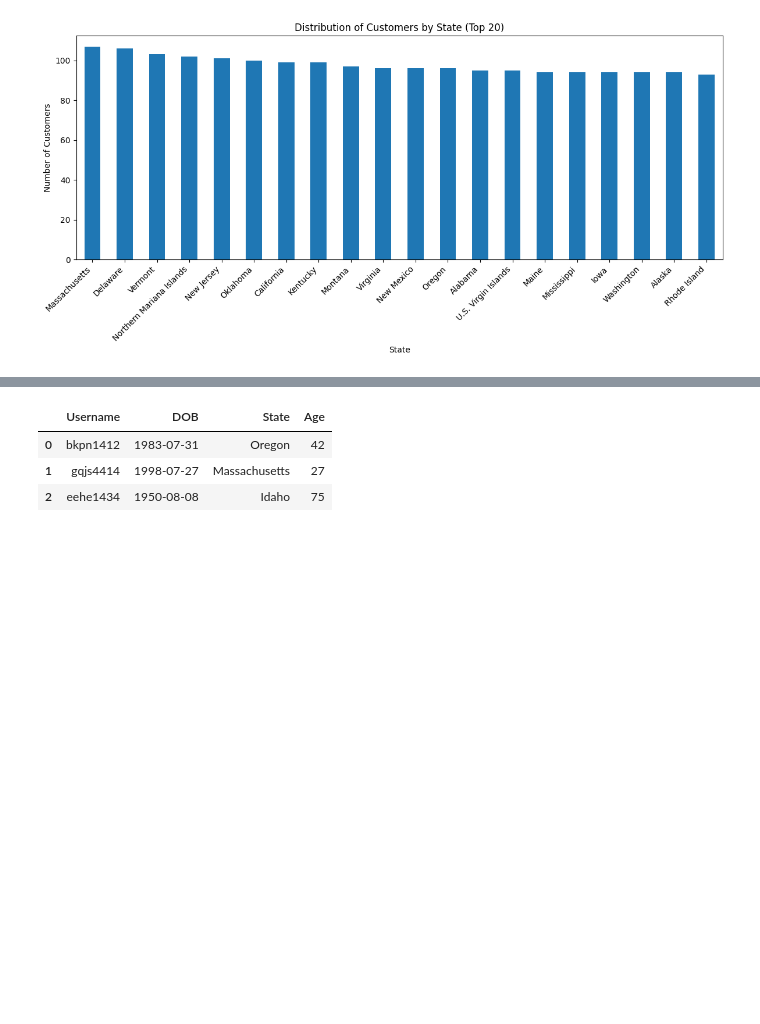
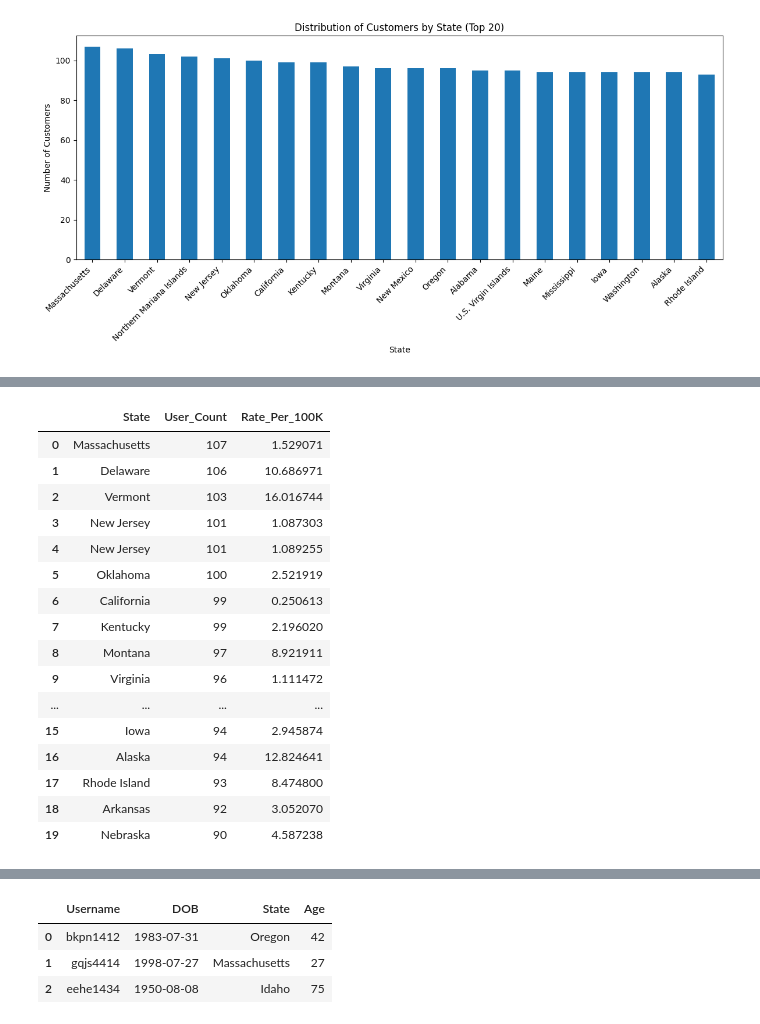
Before and after one commit to RedeemerNtumy/JCPennyConsultancyProject, a Jupyter notebook: 3549063_BD2.ipynb, the cells around one changed output, grey strips where cells are left out. Saved outputs shown, nothing was run; the diff lists cells and outputs as text; code cells hidden in the pictures; blank space fills up the shorter version.

```diff
--- a/3549063_BD2.ipynb
+++ b/3549063_BD2.ipynb
@@ -256,0 +369,4 @@ plot_top_distribution(
+# %%
+# Calculate the number of users per state
+user_counts_by_state = updated_users['State'].value_counts().reset_index()
+user_counts_by_state.columns = ['State', 'User_Count']
@@ -256,0 +382,23 @@ plot_top_distribution(
+# %%
+# Sort by User_Count to get the top 20 states by user count
+top_20_states_by_users = merged_population_users.sort_values(by='User_Count', ascending=False).head(20)
+
+top_20_states_by_users[['State', 'User_Count', 'Rate_Per_100K']]
+# %% [output]
+|  | State | User_Count | Rate_Per_100K |
+| 0 | Massachusetts | 107 | 1.529071 |
+| 1 | Delaware | 106 | 10.686971 |
+| 2 | Vermont | 103 | 16.016744 |
+| 3 | New Jersey | 101 | 1.087303 |
+| 4 | New Jersey | 101 | 1.089255 |
+| 5 | Oklahoma | 100 | 2.521919 |
+| 6 | California | 99 | 0.250613 |
+| 7 | Kentucky | 99 | 2.196020 |
+| 8 | Montana | 97 | 8.921911 |
+| 9 | Virginia | 96 | 1.111472 |
+| ... | ... | ... | ... |
+| 15 | Iowa | 94 | 2.945874 |
+| 16 | Alaska | 94 | 12.824641 |
+| 17 | Rhode Island | 93 | 8.474800 |
+| 18 | Arkansas | 92 | 3.052070 |
+| 19 | Nebraska | 90 | 4.587238 |
```
Also changed, not shown: parts of 30 cells of this notebook.
